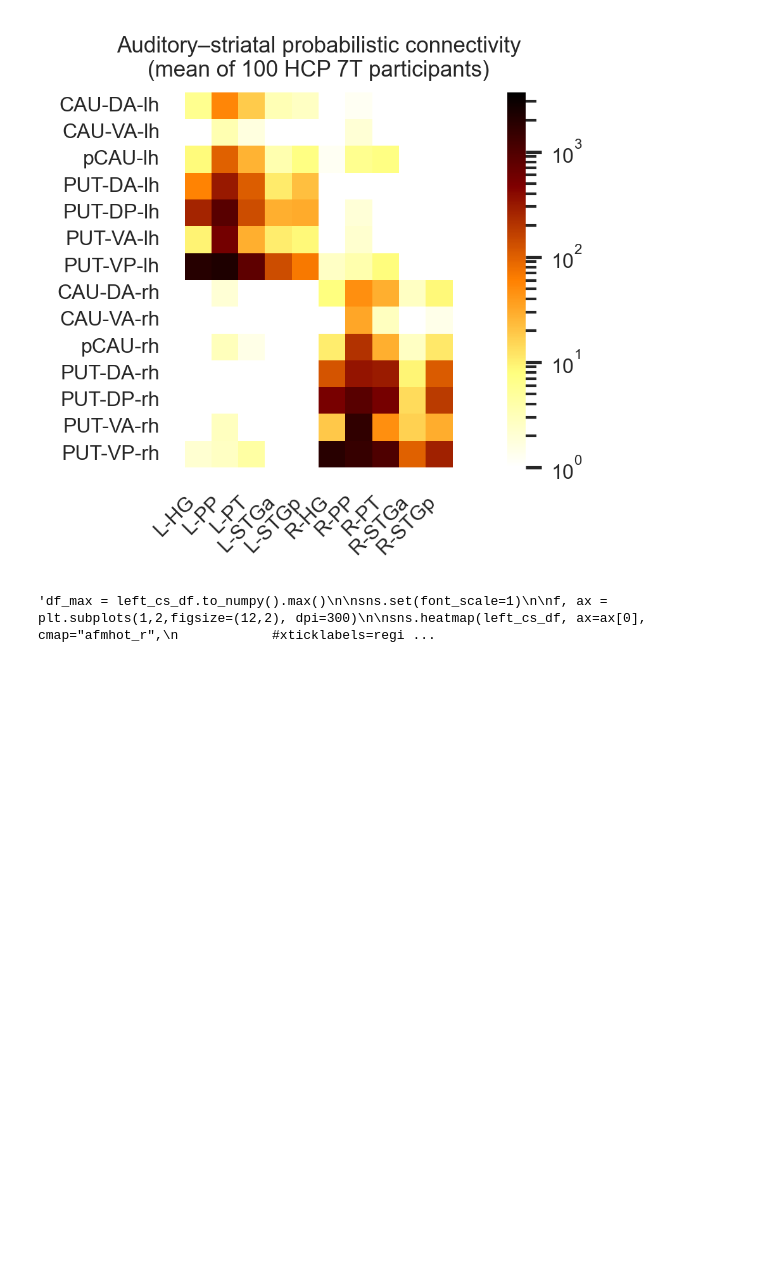
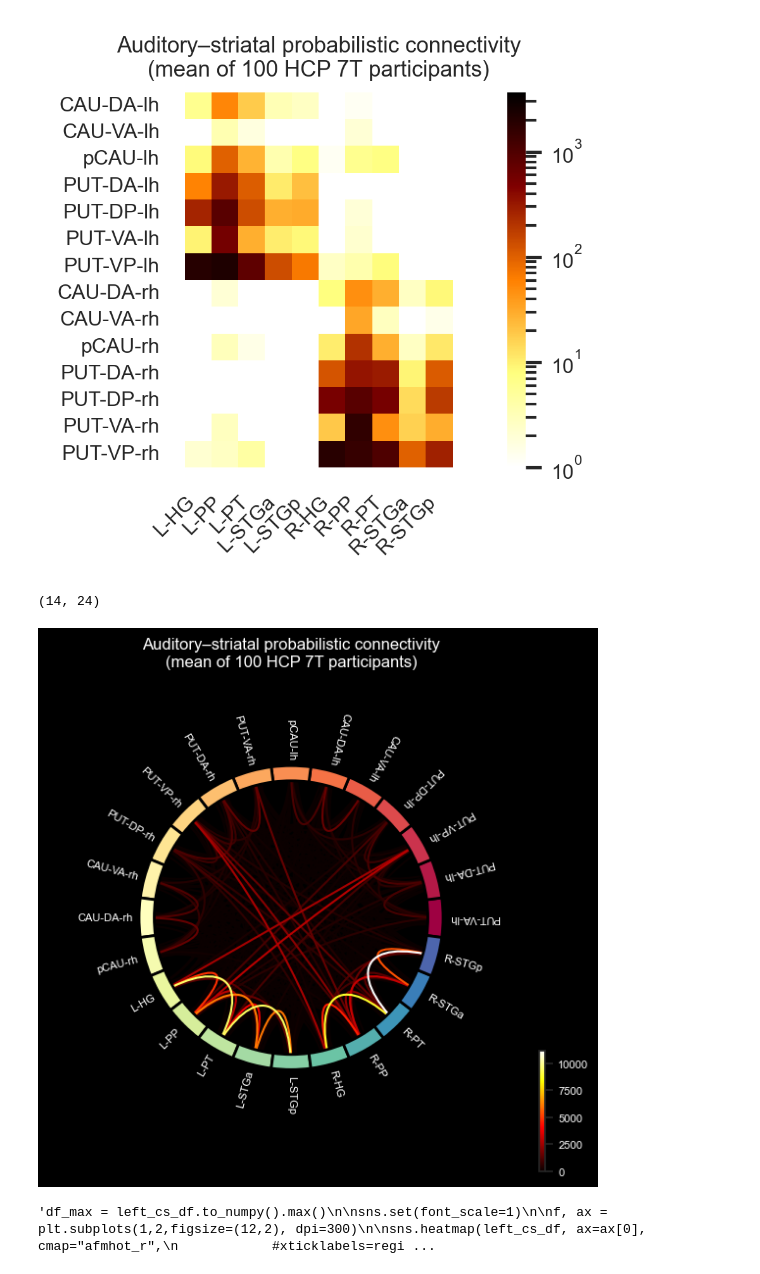
Before and after one commit to sitek/DAC1-corticostriatal-connectivity, a Jupyter notebook: connectome_analysis.ipynb, the cells around one changed output. Drawn from its saved outputs; the diff is of its cells as text; code cells hidden in the pictures; blank space fills up the shorter version.

Commit message:
Initial connectivity circle plot

```diff
--- a/connectome_analysis.ipynb
+++ b/connectome_analysis.ipynb
@@ -296,3 +298,19 @@ f.tight_layout()
+# %%
+cs_df.to_numpy().shape
+# %% [output]
+(14, 24)
+# %%
+fig, ax = plt.subplots(figsize=(8, 8), facecolor="black", subplot_kw=dict(polar=True))
+plot_connectivity_circle(
+    plot_df.to_numpy(),
+    plot_df.columns,
+    #n_lines=300,
+    title="Auditory–striatal probabilistic connectivity\n(mean of 100 HCP 7T participants)",
+    ax=ax,
+)
+fig.tight_layout()
+# %% [output]
+[figure, added]
 # %%
 '''df_max = left_cs_df.to_numpy().max()
 
```
Also changed, not shown: parts of 1 cell of this notebook.
